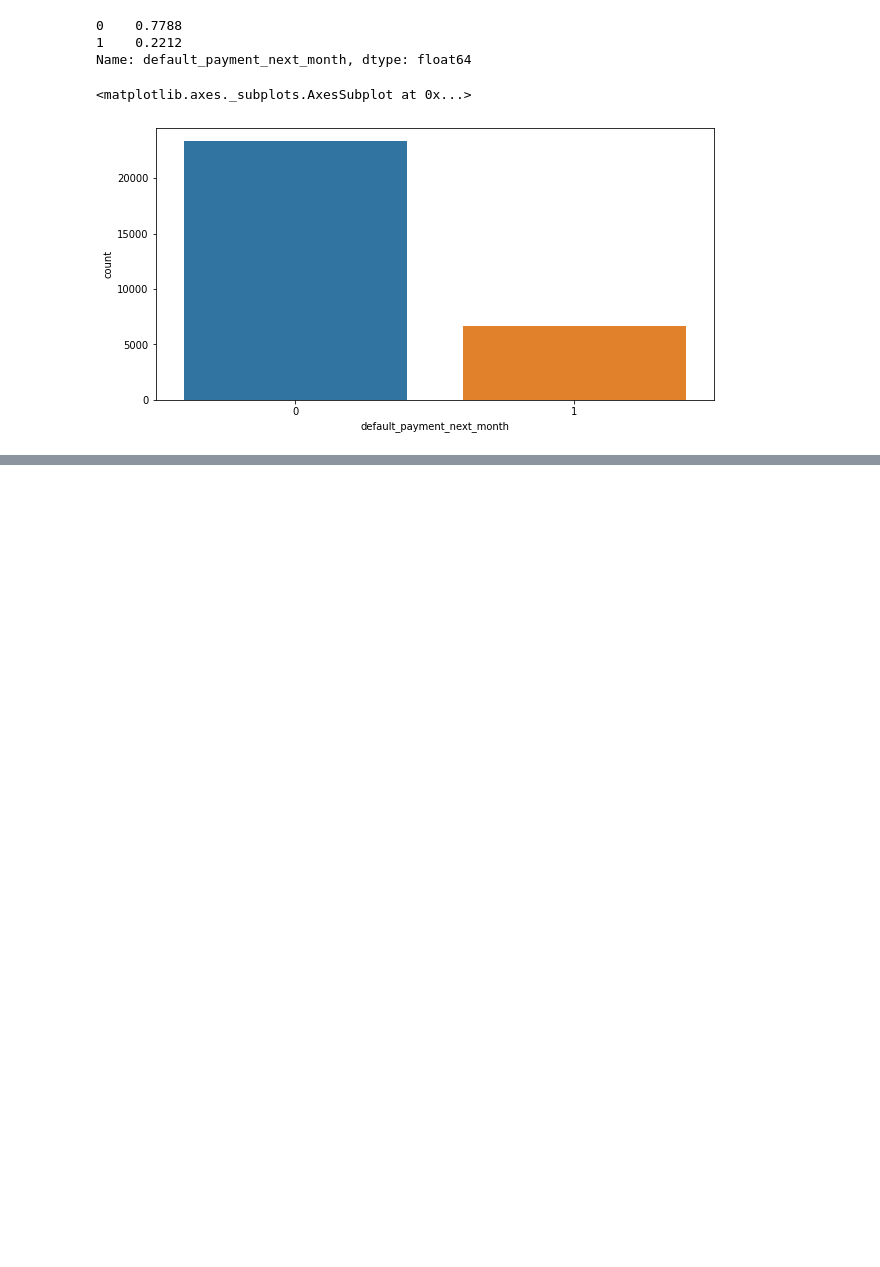
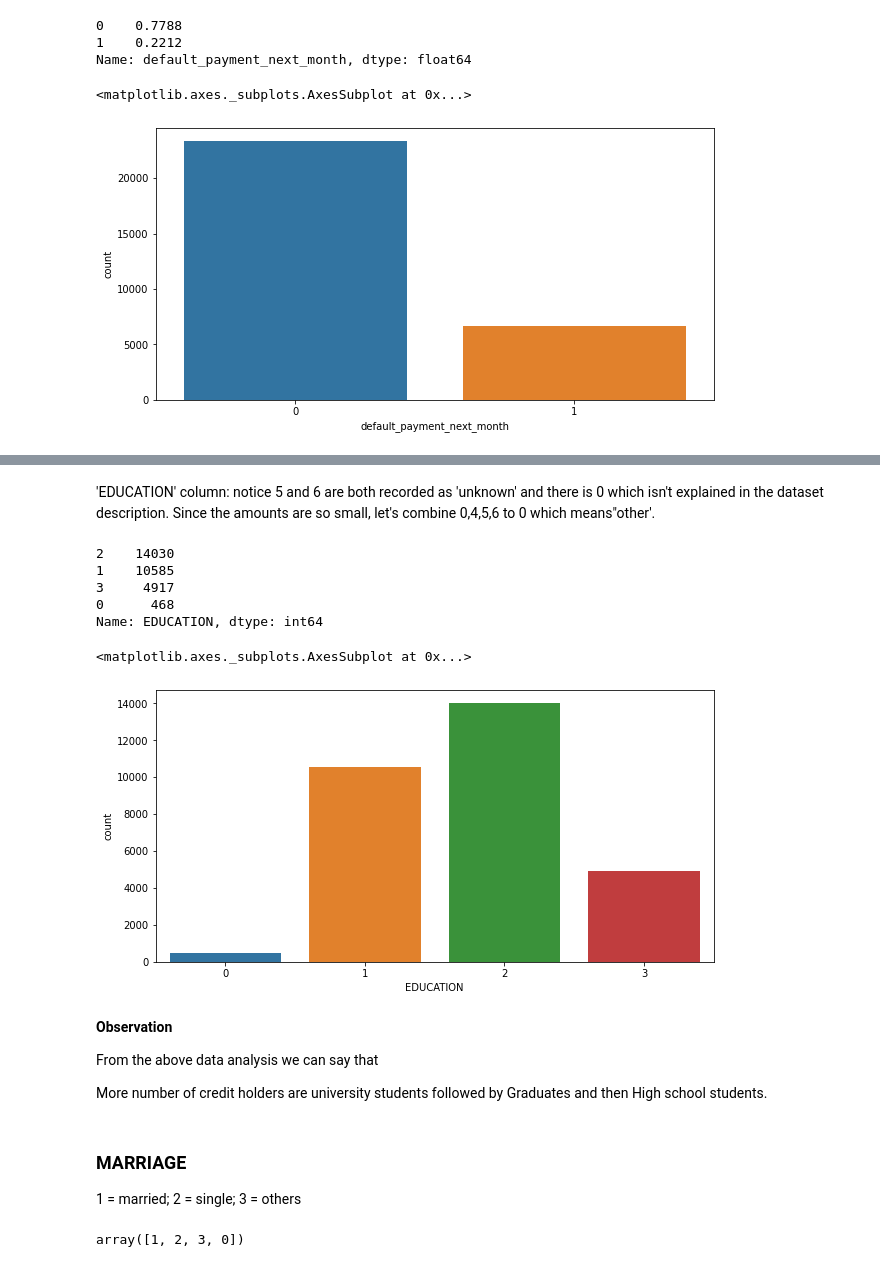
Before and after one commit to Tanushri920/Credit-card-default-Prediction, a Jupyter notebook: Credit_Card_Default_Prediction_Capstone_Project.ipynb, the cells around one changed output, grey strips where cells are left out. Drawn from its saved outputs; the diff is of its cells as text; code cells hidden in the pictures; blank space fills up the shorter version.

```diff
--- a/Credit_Card_Default_Prediction_Capstone_Project.ipynb
+++ b/Credit_Card_Default_Prediction_Capstone_Project.ipynb
@@ -355,0 +406,37 @@ sns.countplot(x = 'default_payment_next_month', data = credit_df)
+# %% [markdown]
+'EDUCATION' column: notice 5 and 6 are both recorded as 'unknown' and there is 0 which isn't explained in the dataset description. Since the amounts are so small, let's combine 0,4,5,6 to 0 which means"other'.
+# %%
+# Change values 4, 5, 6 to 0 and define 0 as 'others'
+# 1=graduate school, 2=university, 3=high school, 0=others
+
+credit_df["EDUCATION"] = credit_df["EDUCATION"].replace({4:0,5:0,6:0})
+credit_df["EDUCATION"].value_counts()
+# %% [output]
+2    14030
+1    10585
+3     4917
+0      468
+Name: EDUCATION, dtype: int64
+# %%
+#plotting the count plot to vizualize the data distribution
+plt.figure(figsize=(10,5))
+sns.countplot(x = 'EDUCATION', data = credit_df)
+# %% [output]
+<matplotlib.axes._subplots.AxesSubplot at 0x...>
+[figure, added]
+# %% [markdown]
+**Observation**
+
+From the above data analysis we can say that
+
+More number of credit holders are university students followed by Graduates and then High school students.
+# %% [markdown]
+### **MARRIAGE**
+
+1 = married; 2 = single; 3 = others
+# %%
+# From dataset description: MARRIAGE: Marital status (1=married, 2=single, 3=others), but there is also 0
+
+credit_df["MARRIAGE"].unique()
+# %% [output]
+array([1, 2, 3, 0])
```
Also changed, not shown: parts of 41 cells of this notebook.
